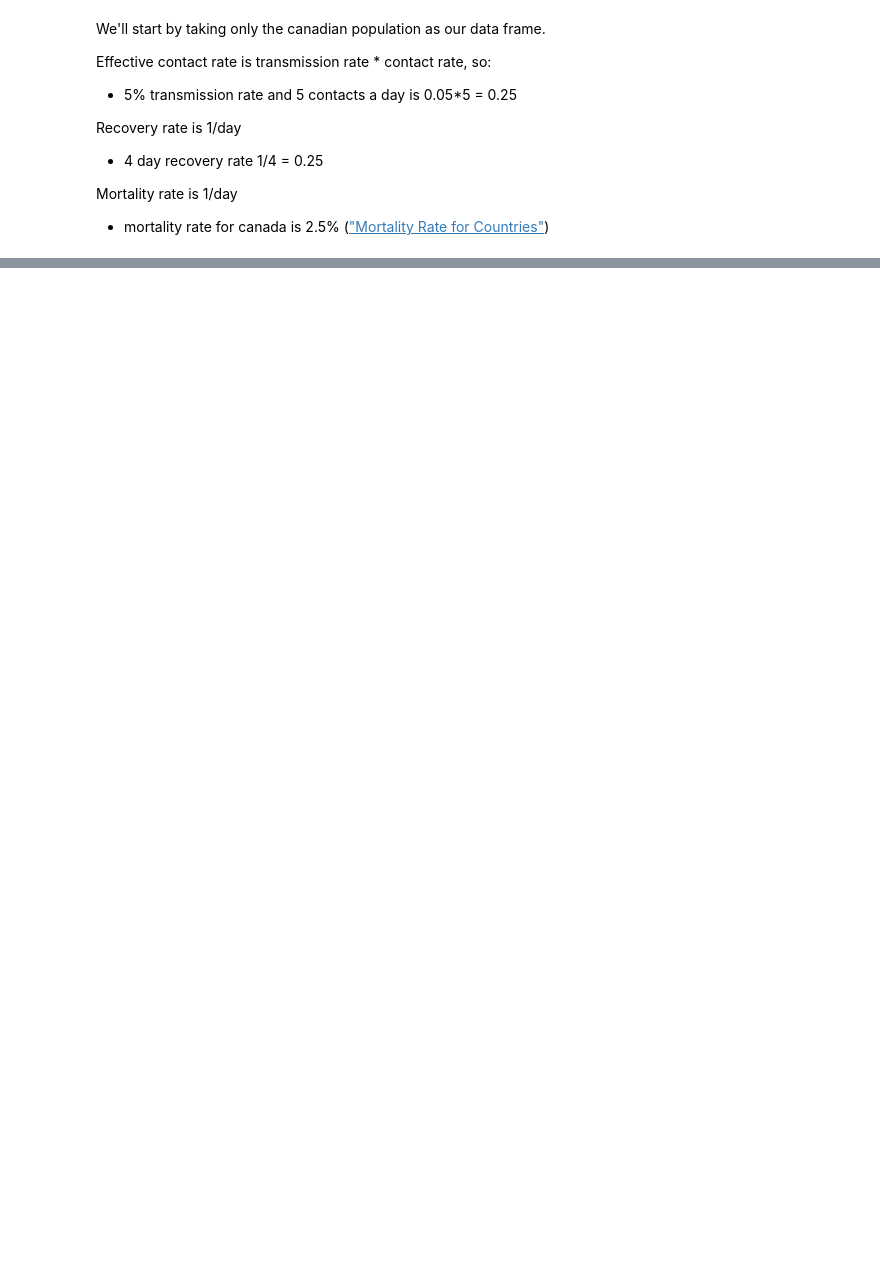
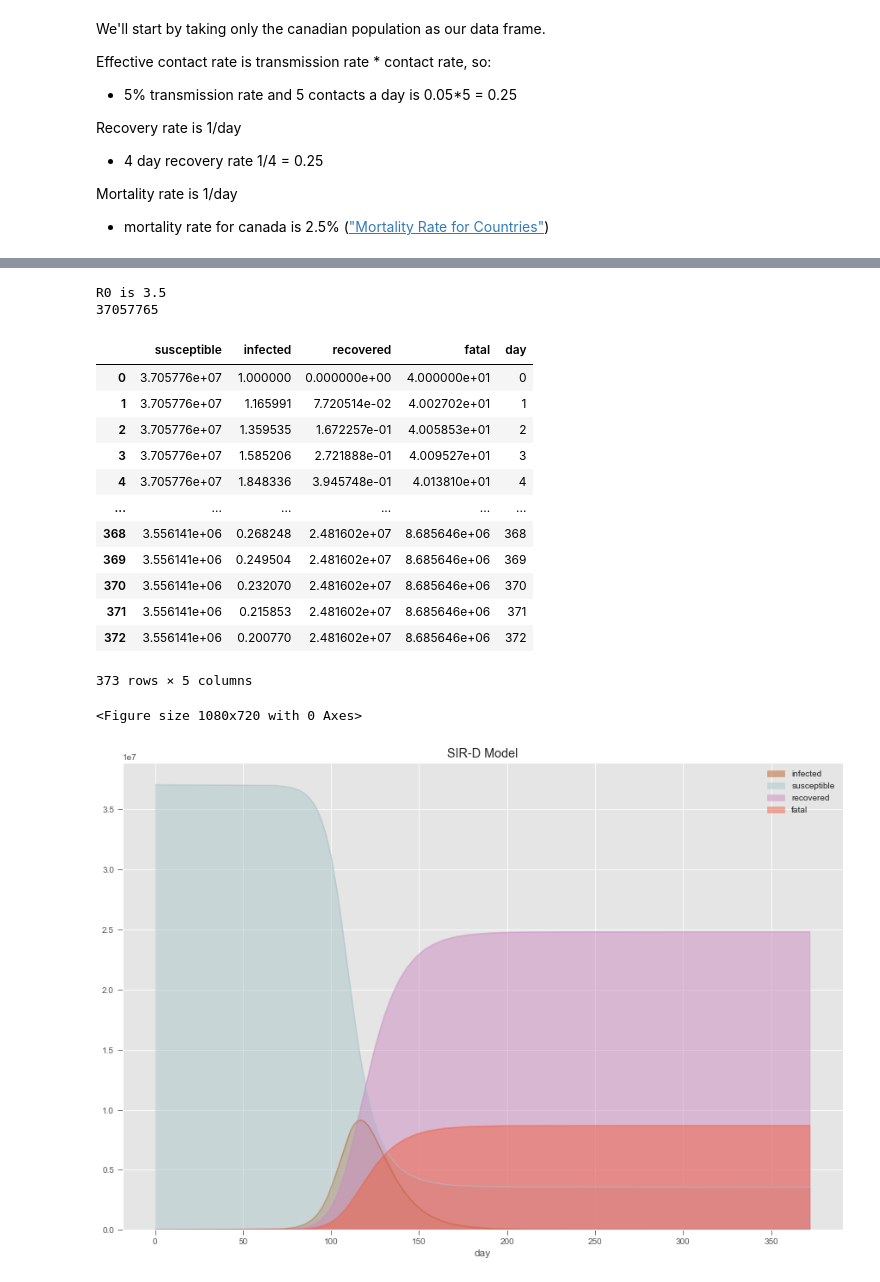
Before and after one commit to isohels/SIRModel, a Jupyter notebook: notebooks/CovsirPhy.ipynb, the cells around one changed output, grey strips where cells are left out. Drawn from its saved outputs; the diff is of its cells as text; code cells hidden in the pictures; blank space fills up the shorter version.

```diff
--- a/notebooks/CovsirPhy.ipynb
+++ b/notebooks/CovsirPhy.ipynb
@@ -1095,0 +966,64 @@ WARNING: Could not generate requirement for distribution -andas 1.0.1 (c:\progra
+# %%
+effective_contact_rate = 0.25
+recovery_rate = 1/14
+mortality_rate = 0.025
+
+#calculate R0
+print("R0 is", effective_contact_rate/recovery_rate)
+total_population = population_data.value("Canada", province = None)
+print(total_population)
+recovered = 0
+infected = 1
+susceptible = total_population - infected - recovered
+fatal = 40
+
+# number of days
+# days = len(jhu_data.subset("Canada", province=None))
+days = range(0,len(jhu_data.subset("Canada", province=None)))
+
+#use of differentail equation
+
+ret = odeint(derivSIRD,
+            [susceptible, infected, recovered, fatal],
+            days,
+            args = (total_population, effective_contact_rate, recovery_rate, mortality_rate))
+
+S, I , R, D = ret.T
+
+#Build a dataframe
+
+df = pd.DataFrame({
+    'susceptible': S,
+    'infected': I,
+    'recovered': R,
+    'fatal': D,
+    'day': days
+})
+
+plt.style.use('ggplot')
+plt.figure(figsize=(15,10))
+df.plot(x='day',
+        y=['infected', 'susceptible', 'recovered', 'fatal'],
+        color=['#bb6424', '#aac6ca', '#cc8ac0', '#F15E3F'],
+        kind='area',
+        stacked=False)
+plt.title("SIR-D Model")
+df
+# %% [output]
+R0 is 3.5
+37057765
+|  | susceptible | infected | recovered | fatal | day |
+| 0 | 3.705776e+07 | 1.000000 | 0.000000e+00 | 4.000000e+01 | 0 |
+| 1 | 3.705776e+07 | 1.165991 | 7.720514e-02 | 4.002702e+01 | 1 |
+| 2 | 3.705776e+07 | 1.359535 | 1.672257e-01 | 4.005853e+01 | 2 |
+| 3 | 3.705776e+07 | 1.585206 | 2.721888e-01 | 4.009527e+01 | 3 |
+| 4 | 3.705776e+07 | 1.848336 | 3.945748e-01 | 4.013810e+01 | 4 |
+| ... | ... | ... | ... | ... | ... |
+| 368 | 3.556141e+06 | 0.268248 | 2.481602e+07 | 8.685646e+06 | 368 |
+| 369 | 3.556141e+06 | 0.249504 | 2.481602e+07 | 8.685646e+06 | 369 |
+| 370 | 3.556141e+06 | 0.232070 | 2.481602e+07 | 8.685646e+06 | 370 |
+| 371 | 3.556141e+06 | 0.215853 | 2.481602e+07 | 8.685646e+06 | 371 |
+| 372 | 3.556141e+06 | 0.200770 | 2.481602e+07 | 8.685646e+06 | 372 |
+373 rows × 5 columns
+<Figure size 1080x720 with 0 Axes>
+[figure, added]
```
Also changed, not shown: parts of 107 cells of this notebook, 6 other files.
